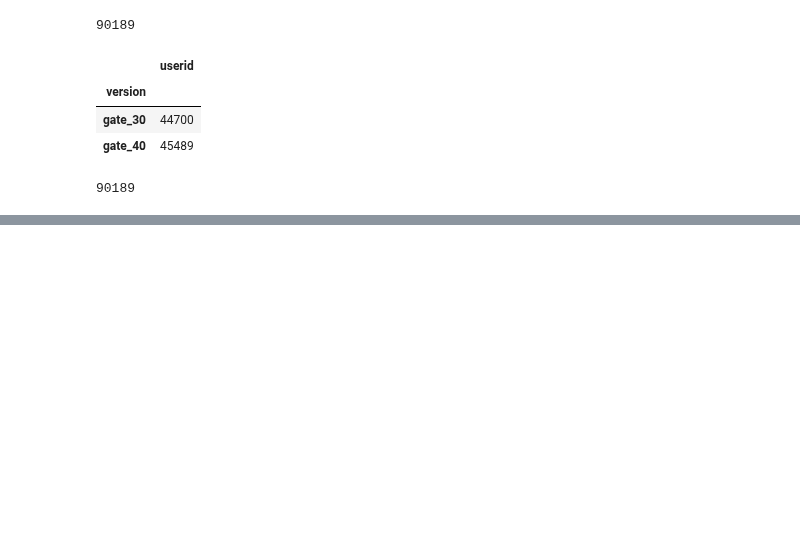
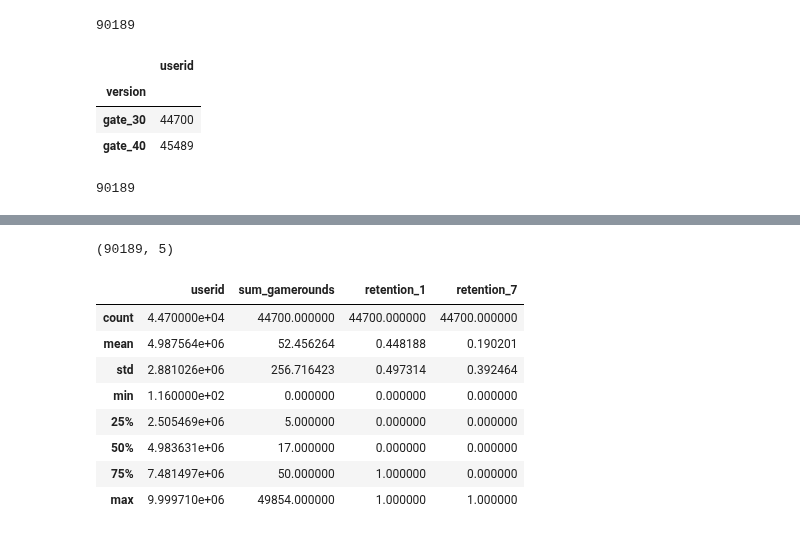
Before and after one commit to Olga643/Example, a Jupyter notebook: Untitled26.ipynb, the cells around one changed output, grey strips where cells are left out. Drawn from its saved outputs; the diff is of its cells as text; code cells hidden in the pictures; blank space fills up the shorter version.

```diff
--- a/Untitled26.ipynb
+++ b/Untitled26.ipynb
@@ -75,0 +93,16 @@ data.groupby("version")[["userid"]].nunique()
+# %%
+data_new.shape
+# %% [output]
+(90189, 5)
+# %%
+data[data['version']=='gate_30'].describe()
+# %% [output]
+|  | userid | sum_gamerounds | retention_1 | retention_7 |
+| count | 4.470000e+04 | 44700.000000 | 44700.000000 | 44700.000000 |
+| mean | 4.987564e+06 | 52.456264 | 0.448188 | 0.190201 |
+| std | 2.881026e+06 | 256.716423 | 0.497314 | 0.392464 |
+| min | 1.160000e+02 | 0.000000 | 0.000000 | 0.000000 |
+| 25% | 2.505469e+06 | 5.000000 | 0.000000 | 0.000000 |
+| 50% | 4.983631e+06 | 17.000000 | 0.000000 | 0.000000 |
+| 75% | 7.481497e+06 | 50.000000 | 1.000000 | 0.000000 |
+| max | 9.999710e+06 | 49854.000000 | 1.000000 | 1.000000 |
```
Also changed, not shown: parts of 5 cells of this notebook.
